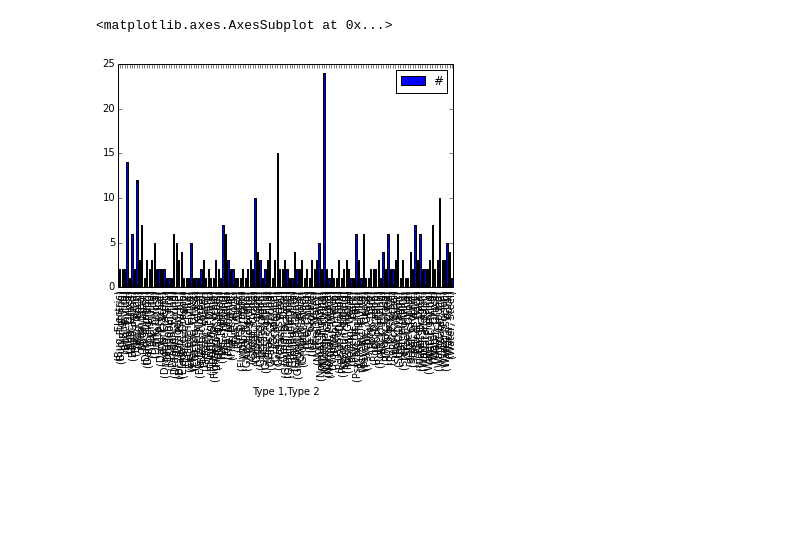
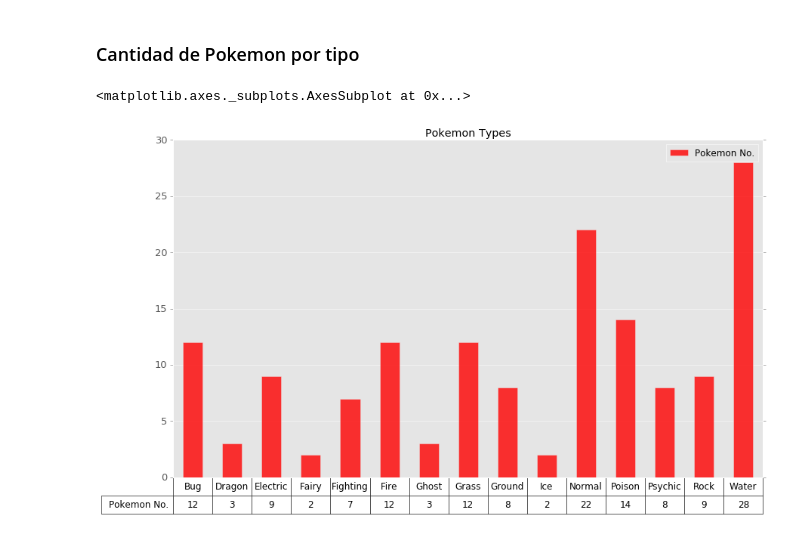
Before and after one commit to GTamayo/Graph, a Jupyter notebook: stat1.ipynb, the cells around one changed output. Drawn from its saved outputs; the diff is of its cells as text; code cells hidden in the pictures; blank space fills up the shorter version.

Commit message:
pokemon por categoria y scatter - inicio de ranking

```diff
--- a/stat1.ipynb
+++ b/stat1.ipynb
@@ -4,0 +1,12 @@ import matplotlib.pyplot as plt
+# %%
+# import pandas as pd
+import matplotlib.pyplot as plt
+import matplotlib.pylab as pylab
+%matplotlib inline
+import matplotlib
+matplotlib.style.use('ggplot')
+from IPython.display import display, Image
+from pandas.tools.plotting import table
+import PIL
+import cStringIO
+import urllib
@@ -9,5 +33,0 @@ tip_subtip = data_poke[['Type 1','Type 2','#']].groupby(['Type 1','Type 2']).cou
-# %%
-tip_subtip.plot(kind='bar')
-# %% [output]
-<matplotlib.axes.AxesSubplot at 0x...>
-[figure, removed]
@@ -15,0 +34,14 @@ plt.show()
+# %% [markdown]
+### Cantidad de Pokemon por tipo
+# %%
+fig, ax = plt.subplots(1, 1)
+ax.get_xaxis().set_visible(False)   # Hide Ticks
+t = table(ax,types.transpose(),cellLoc='center')
+t.auto_set_font_size(False)
+t.set_fontsize(12)
+t.set_visible(True)
+ax.add_table(t)
+types.plot(ax = ax,kind='bar',color='red',figsize=(14,8),fontsize=13,title='Pokemon Types',sort_columns=True,alpha=0.8)
+# %% [output]
+<matplotlib.axes._subplots.AxesSubplot at 0x...>
+[figure, added]
```
Also changed, not shown: parts of 10 cells of this notebook, 2 other files.
